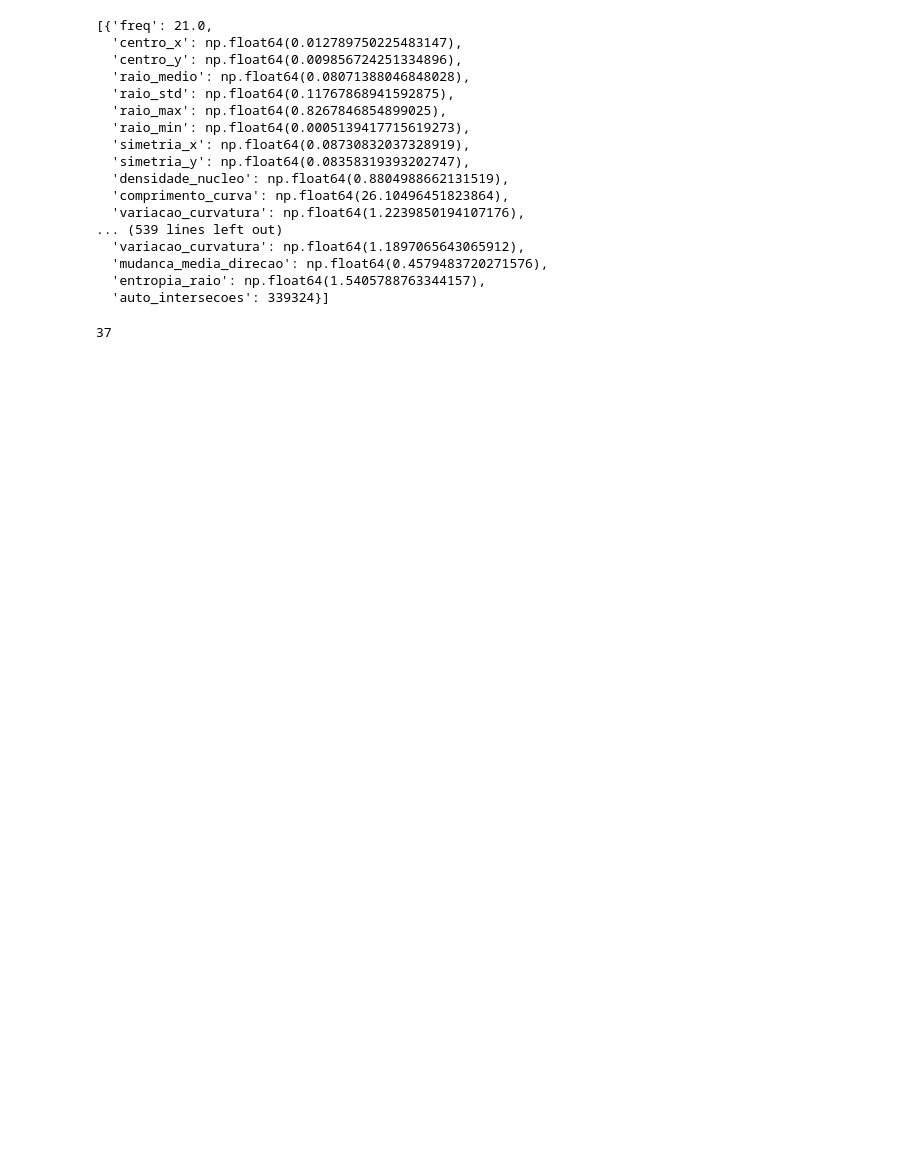
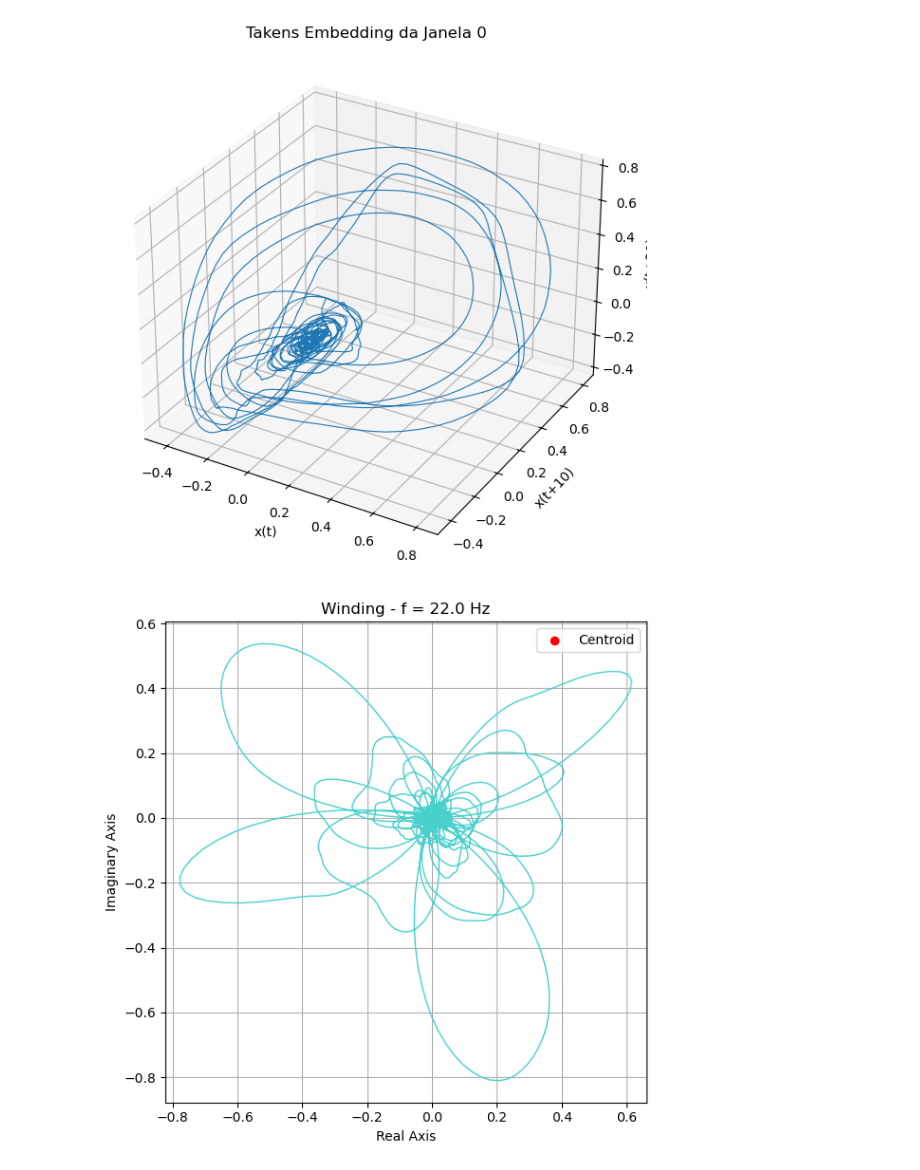
Before and after one commit to palomaflsette/physiosound-miner, a Jupyter notebook: notebooks/04-testes-iniciais-pipeline.ipynb, the cells around one changed output. Saved outputs shown, nothing was run; the diff lists cells and outputs as text; code cells hidden in the pictures; blank space fills up the shorter version.

```diff
--- a/notebooks/04-testes-iniciais-pipeline.ipynb
+++ b/notebooks/04-testes-iniciais-pipeline.ipynb
@@ -10,12 +23,14 @@ from preprocessing.features.its_extractor import extract_its, save_its_to_csv
 # %%
-# 1. Carregar o áudio
+
+nome_do_arquivo = "../data/raw/ICBHI_Respiratory_Database/101_1b1_Al_sc_Meditron.wav"
+file_id = os.path.basename(nome_do_arquivo).replace(".wav", "")
+
 fs, signal = load_audio(
-    "../data/raw/ICBHI_Respiratory_Database/101_1b1_Al_sc_Meditron.wav")
+    nome_do_arquivo)
 
-duration_sec = 1.0
-
-# 2. Pré-processar
-signal = preprocess_signal(signal, fs)
+duration_sec = 5.0
+# se use_kalman=False, usa filtro binominal
+signal = preprocess_signal(signal, fs, use_kalman=False)
 signal = signal[:int(fs * duration_sec)]
 signal = decimate(signal, q=10)  # Reduz de 44100 para ~4410 amostras
 fs = fs // 10
@@ -35,24 +36,0 @@ its_list = extract_its(signal, fs, dominantes, duration=1.0)
-# %%
-its_list
-# %% [output]
-[{'freq': 21.0,
-  'centro_x': np.float64(0.012789750225483147),
-  'centro_y': np.float64(0.009856724251334896),
-  'raio_medio': np.float64(0.08071388046848028),
-  'raio_std': np.float64(0.11767868941592875),
-  'raio_max': np.float64(0.8267846854899025),
-  'raio_min': np.float64(0.0005139417715619273),
-  'simetria_x': np.float64(0.08730832037328919),
-  'simetria_y': np.float64(0.08358319393202747),
-  'densidade_nucleo': np.float64(0.8804988662131519),
-  'comprimento_curva': np.float64(26.10496451823864),
-  'variacao_curvatura': np.float64(1.2239850194107176),
-... (539 lines left out)
-  'variacao_curvatura': np.float64(1.1897065643065912),
-  'mudanca_media_direcao': np.float64(0.4579483720271576),
-  'entropia_raio': np.float64(1.5405788763344157),
-  'auto_intersecoes': 339324}]
-# %%
-len(its_list)
-# %% [output]
-37
@@ -58,0 +56,16 @@ len(its_list)
+# %%
+# PLOT DAS  TAKENS EMBEDDINGS
+segments = segment_signal(signal, fs, window_sec=1.0, overlap=0.5)
+plot_takens_embedding(segments[5], tau=10, dim=3,
+                      title="Takens Embedding da Janela 0")
+
+# PLOT DAS WINDINGS
+freqs, mags, _ = apply_fft(segments[5], fs)
+dominantes = get_dominant_frequencies(freqs, mags, threshold=0.5)
+
+for f in dominantes:
+    x,y = get_winding_curve(signal, fs, freq=f, duration=1.0)
+    plot_winding_xy(x,y, title=f"Winding - f = {f} Hz")
+# %% [output]
+[figure, added]
+[figure, added]
```
Also changed, not shown: parts of 7 cells of this notebook, 23 other files.
